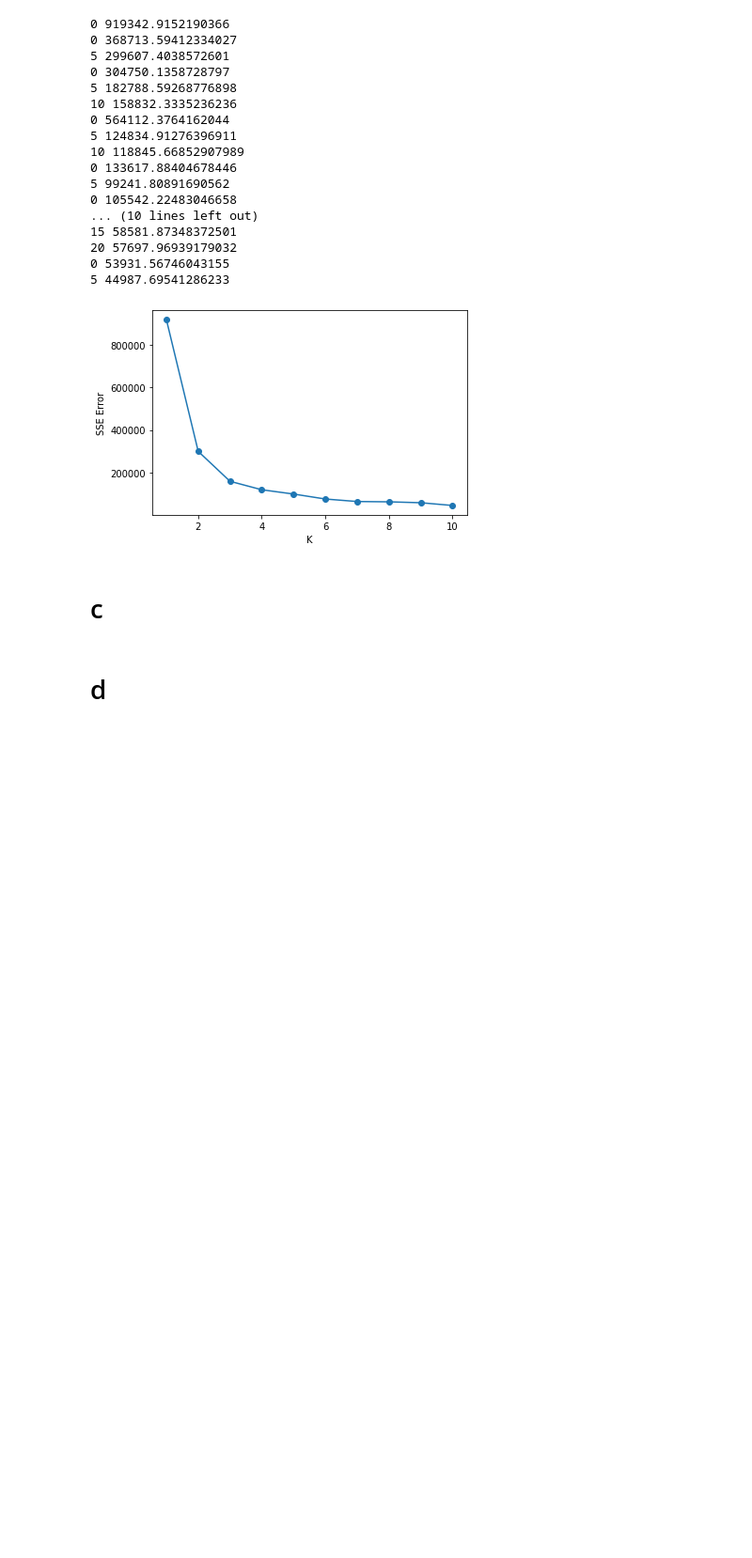
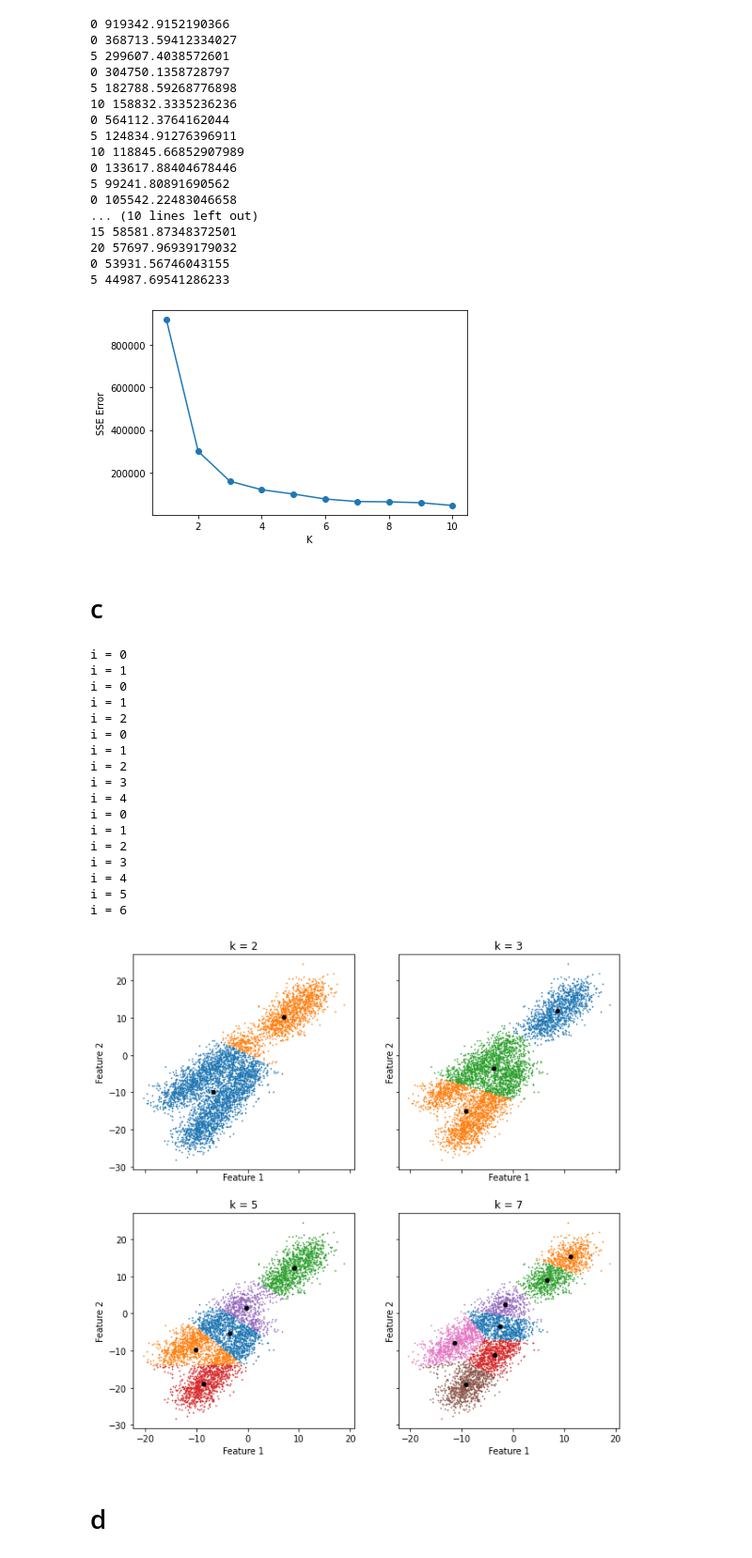
Before and after one commit to AUT-Student/SPR-HW4, a Jupyter notebook: P3/P3.ipynb, the cells around one changed output. Shown at 94% size. Drawn from its saved outputs; the diff is of its cells as text; code cells hidden in the pictures; blank space fills up the shorter version.

```diff
--- a/P3/P3.ipynb
+++ b/P3/P3.ipynb
@@ -145,6 +140,12 @@ plt.show()
 def medoid_error(X, med):
     error = 0
     for item, x in X.iterrows():
-        error += np.linalg.norm(x.drop(columns=["cluster"])-med[x["cluster"]])
+        error += np.linalg.norm(x[:2]-med.iloc[int(x["cluster"])])
     return error
+# %%
+def is_medoid(med, row):
+    for i in range(len(med)):
+        if (med.iloc[i].values == row.values).all():
+            return True
+    return False
 # %%
@@ -154,3 +175,49 @@ def kmedoidscluster(X, k, med, tol, maxIter):
+# %%
+fig, ax = plt.subplots(2,2, sharex=True, sharey=True)
+
+for ki, k in enumerate([2, 3, 5, 7]):
+    X = pd.DataFrame(scipy.io.loadmat('rand')["dataset"][0][0][0]).sample(frac=0.05)
+
+    med = X.sample(n=k)
+
+    C, med = kmedoidscluster(X=X, k=k, med=med, tol=100)
+
+    C = pd.DataFrame(scipy.io.loadmat('rand')["dataset"][0][0][0])
+    C = find_cluster(C,k,med)
+
+    means_0 = []
+    means_1 = []
+
+    for i in range(k):
+        ax[int(ki/2)][ki%2].scatter(C[C["cluster"]==i][0], C[C["cluster"]==i][1], s=0.5)
+        ax[int(ki/2)][ki%2].set_title(f"k = {k}")
+        means_0.append(C[C["cluster"]==i][0].mean())
+        means_1.append(C[C["cluster"]==i][1].mean())
+
+    ax[int(ki/2)][ki%2].scatter(means_0, means_1, c="black", s=20)
+    plt.setp(ax[int(ki/2)][ki%2], xlabel="Feature 1", ylabel="Feature 2")
+
+fig.set_size_inches(10,10)
+plt.show()
+# %% [output]
+i = 0
+i = 1
+i = 0
+i = 1
+i = 2
+i = 0
+i = 1
+i = 2
+i = 3
+i = 4
+i = 0
+i = 1
+i = 2
+i = 3
+i = 4
+i = 5
+i = 6
+[figure, added]
 # %% [markdown]
 # d
 # %%
```
Also changed, not shown: parts of 6 cells of this notebook, 3 other files.
